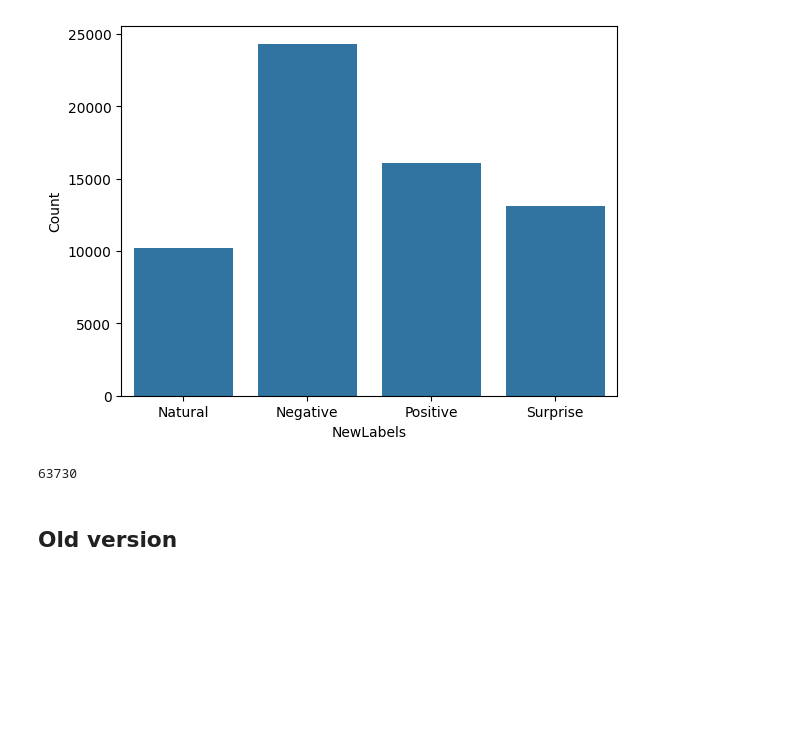
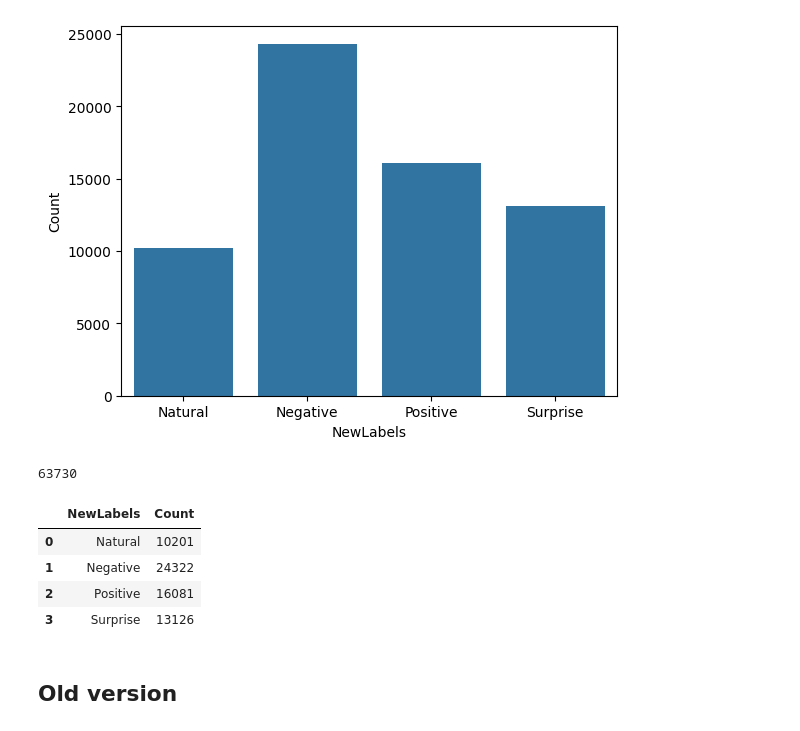
Before and after one commit to albermakaryan/bevaior-estimation-CV, a Jupyter notebook: src/eda.ipynb, the cells around one changed output. Saved outputs shown, nothing was run; the diff lists cells and outputs as text; code cells hidden in the pictures; blank space fills up the shorter version.

```diff
--- a/src/eda.ipynb
+++ b/src/eda.ipynb
@@ -11,7 +60,7 @@ from copy import deepcopy
 # %%
 # read
 
-root = "../src/full_data/splitted_by_label/"
+root = "../src/data/full_data/splitted_by_label/"
 dirs = os.listdir(root)
 # %%
 counts = {}
@@ -62,7 +111,7 @@ plt.show()
 # %%
 counts_include_mult = {}
 
-with open("../src/full_data/full_annotations.json","r") as f:
+with open("../src/data/full_data/full_annotations.json","r") as f:
 
     annotations = json.load(f)
     categories = annotations['categories']
@@ -133,6 +182,14 @@ sns.barplot(couns_by_new_labels,x='NewLabels',y='Count')
 couns_by_new_labels.Count.sum()
 # %% [output]
 63730
+# %%
+couns_by_new_labels
+# %% [output]
+|  | NewLabels | Count |
+| 0 | Natural | 10201 |
+| 1 | Negative | 24322 |
+| 2 | Positive | 16081 |
+| 3 | Surprise | 13126 |
 # %% [markdown]
 ## Old version
 # %%
```
Also changed, not shown: parts of 3 cells of this notebook, 2 other files.
